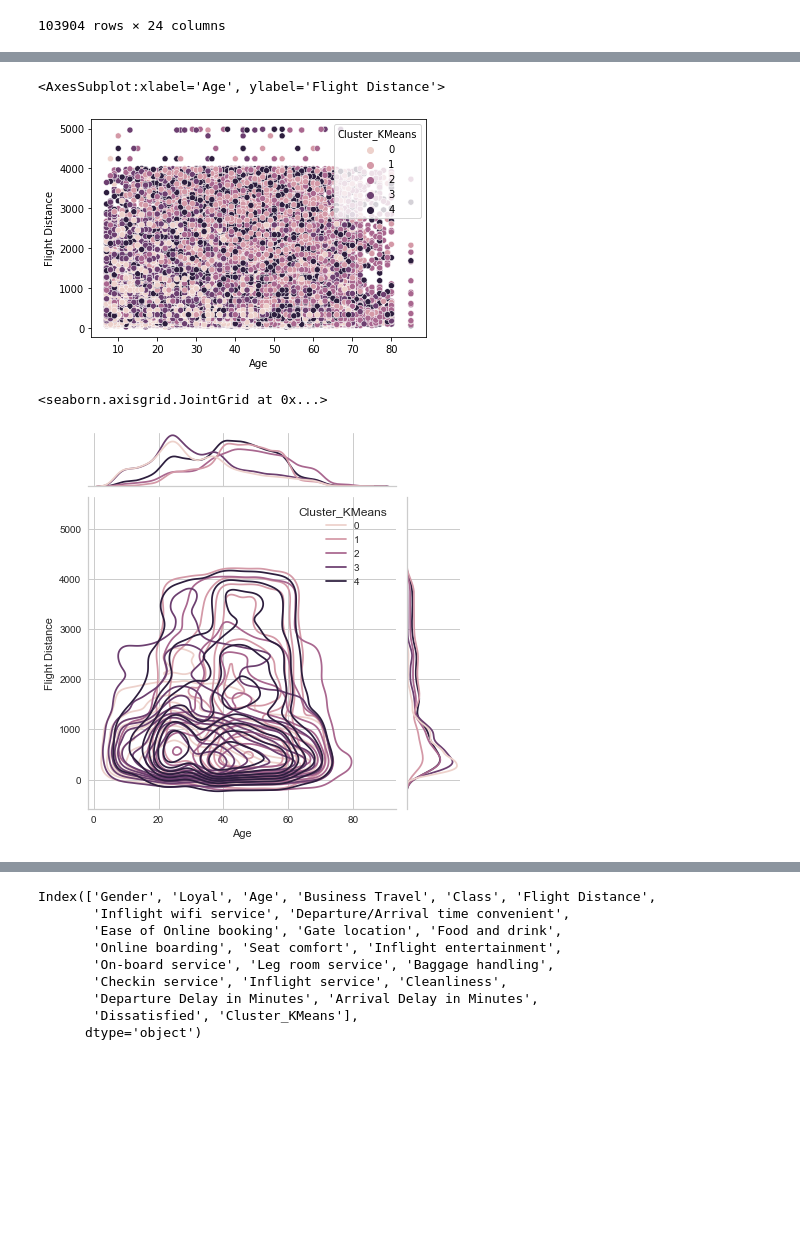
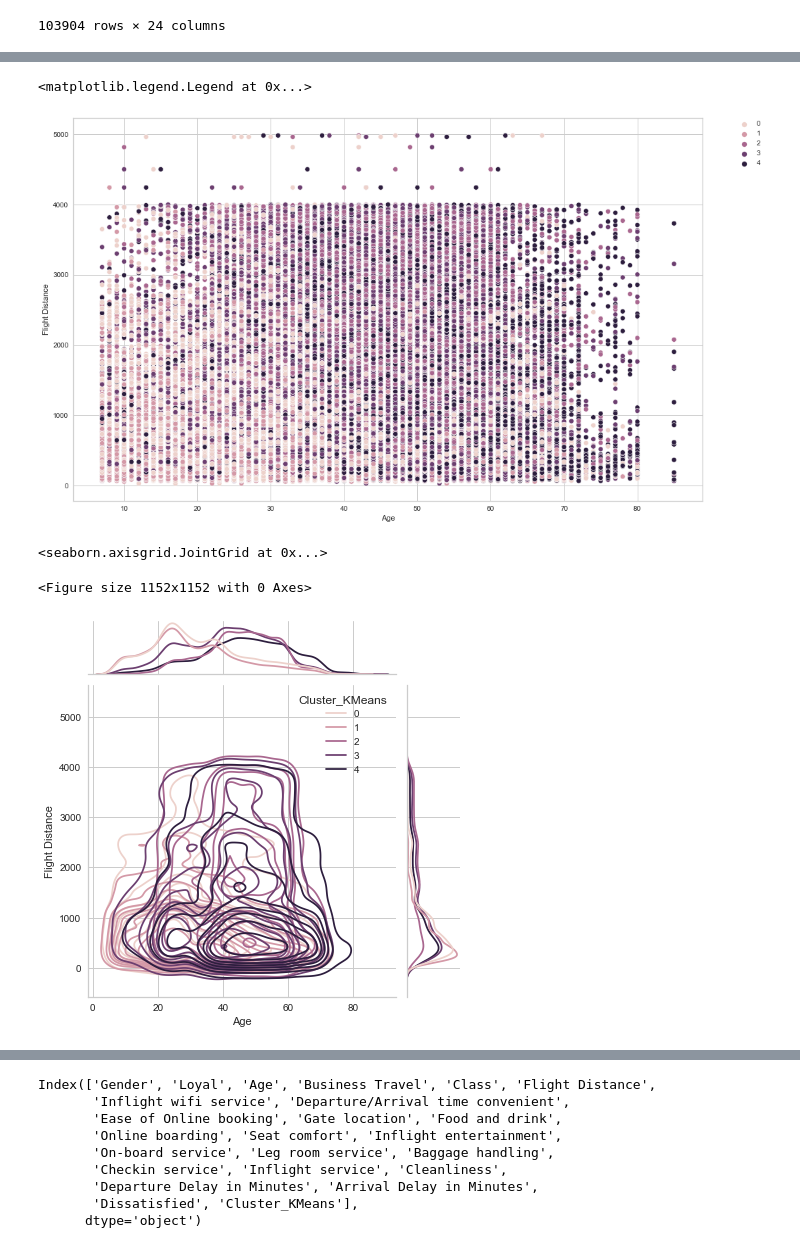
Before and after one commit to leo-cavalcante/airline-passenger-satisfaction, a Jupyter notebook: Airline Passenger Satisfaction_v4.ipynb, the cells around one changed output, grey strips where cells are left out. Saved outputs shown, nothing was run; the diff lists cells and outputs as text; code cells hidden in the pictures; blank space fills up the shorter version.

```diff
--- a/Airline Passenger Satisfaction_v4.ipynb
+++ b/Airline Passenger Satisfaction_v4.ipynb
@@ -765,7 +821,7 @@ id
 # %% [markdown]
 ## Compiling work cleaning, features transformations and PCA in functions, in order to simplify the use later for the `TEST` dataset or for reinitializing the `TRAIN` dataset
 # %%
-def transform_dataset(df, clean=True, transform=True, scaler=True, PCA=True):
+def transform_dataset(df, clean=True, transform=True, scaler=True):
 
     if clean==True:
         # Droping column "Unnamed: 0" because it doesn't bring important information
@@ -815,9 +871,6 @@ def transform_dataset(df, clean=True, transform=True, scaler=True, PCA=True):
         # Scaling our categorical variables related to the satisfaction to each different aspect of the customer service
         df.loc[:,"Inflight wifi service":"Cleanliness"] = StandardScaler().fit_transform(df.loc[:,"Inflight wifi service":"Cleanliness"])
 
-    if PCA==True:
-        pca_model = PCA(df)
-
     return df
 
 hide_toggle()
@@ -1164,0 +1234,7 @@ And let's use: **K-means** (Sklearn or Scipy) and **DBSCAN** (from Sklearn as we
+# %%
+X_airline_train = transform_dataset(pd.read_csv("data/airline-train.csv").copy()).drop("Dissatisfied",axis=1)
+
+# Applying PCA without target column
+X_airline_train = pca_transformation(X_airline_train, 6)
+
+Y_airline_train = transform_dataset(pd.read_csv("data/airline-train.csv"))["Dissatisfied"]
@@ -1171,6 +1251,6 @@ from sklearn.cluster import KMeans
 kmeans_model = KMeans(n_clusters=5)
 
 # Fitting the model
-kmeans_model.fit(airline_train_transf)
+kmeans_model.fit(X_airline_train)
 # %% [output]
 KMeans(n_clusters=5)
@@ -1182,6 +1281,6 @@ array([0, 1, 4, ..., 0, 4, 3], dtype=int32)
 # %%
 # Creating a new clean (but not transformed) dataset with each cluster
-airline_train_cluster = transform_dataset(pd.read_csv("data/airline-train.csv"),False)
+airline_train_cluster = transform_dataset(pd.read_csv("data/airline-train.csv"),transform=False,scaler=False)
 
 airline_train_cluster["Cluster_KMeans"] = kmeans_model.labels_
 
@@ -1232,12 +1328,16 @@ airline_train_transf
 # %%
 # Visualizing my clusters
+plt.figure(figsize=(16,10))
 sns.scatterplot(data=airline_train_cluster, x="Age",y="Flight Distance",hue="Cluster_KMeans")
+plt.legend(bbox_to_anchor=(1.05, 1), loc=2, borderaxespad=0.)
 # %% [output]
-<AxesSubplot:xlabel='Age', ylabel='Flight Distance'>
+<matplotlib.legend.Legend at 0x...>
-[figure, old version]
+[figure, new version]
 # %%
+plt.figure(figsize=(16,16))
 sns.jointplot(data=airline_train_cluster, x="Age",y="Flight Distance",hue="Cluster_KMeans", kind='kde')
 # %% [output]
 <seaborn.axisgrid.JointGrid at 0x...>
+<Figure size 1152x1152 with 0 Axes>
-[figure, old version]
+[figure, new version]
 # %%
```
Also changed, not shown: parts of 74 cells of this notebook.
